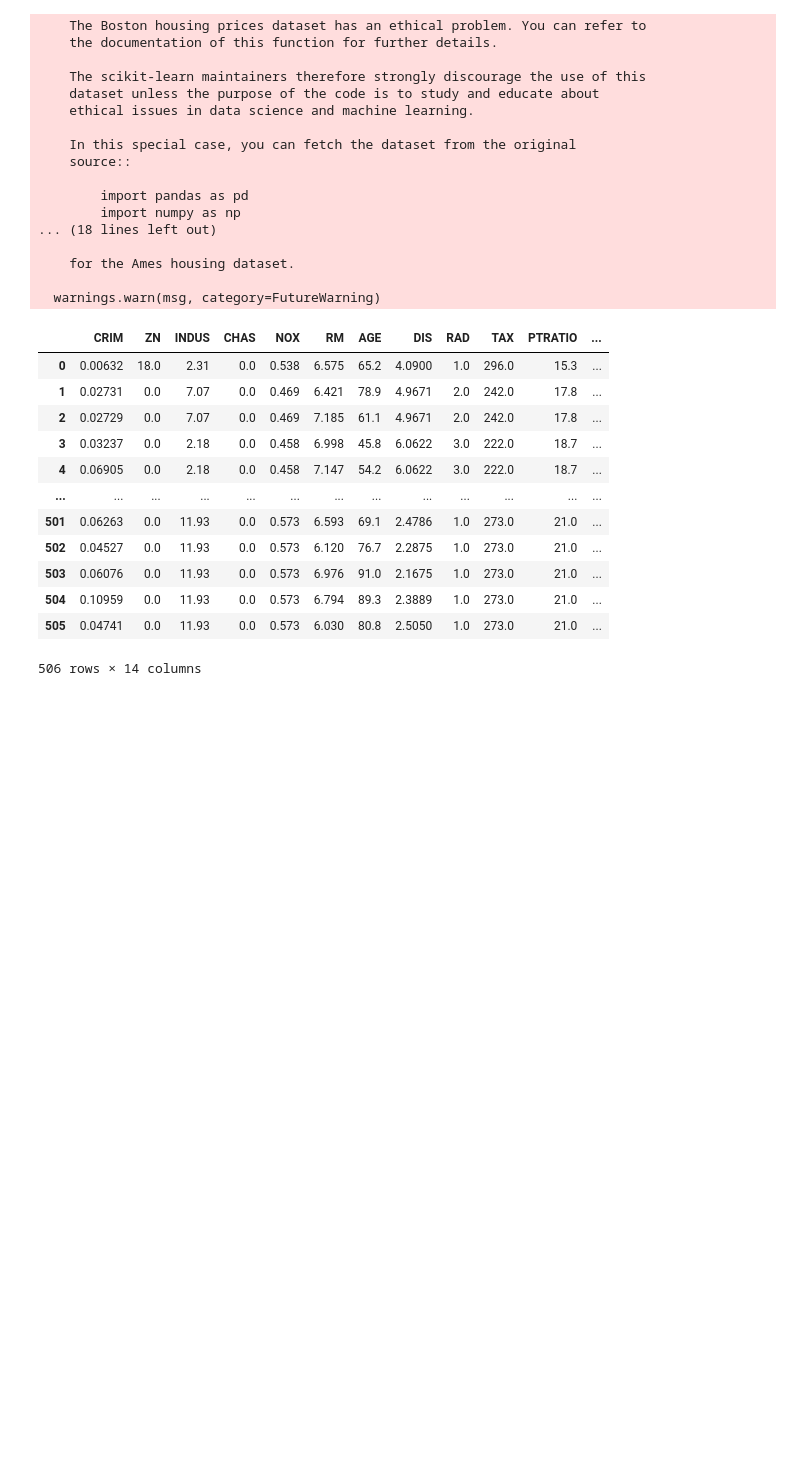
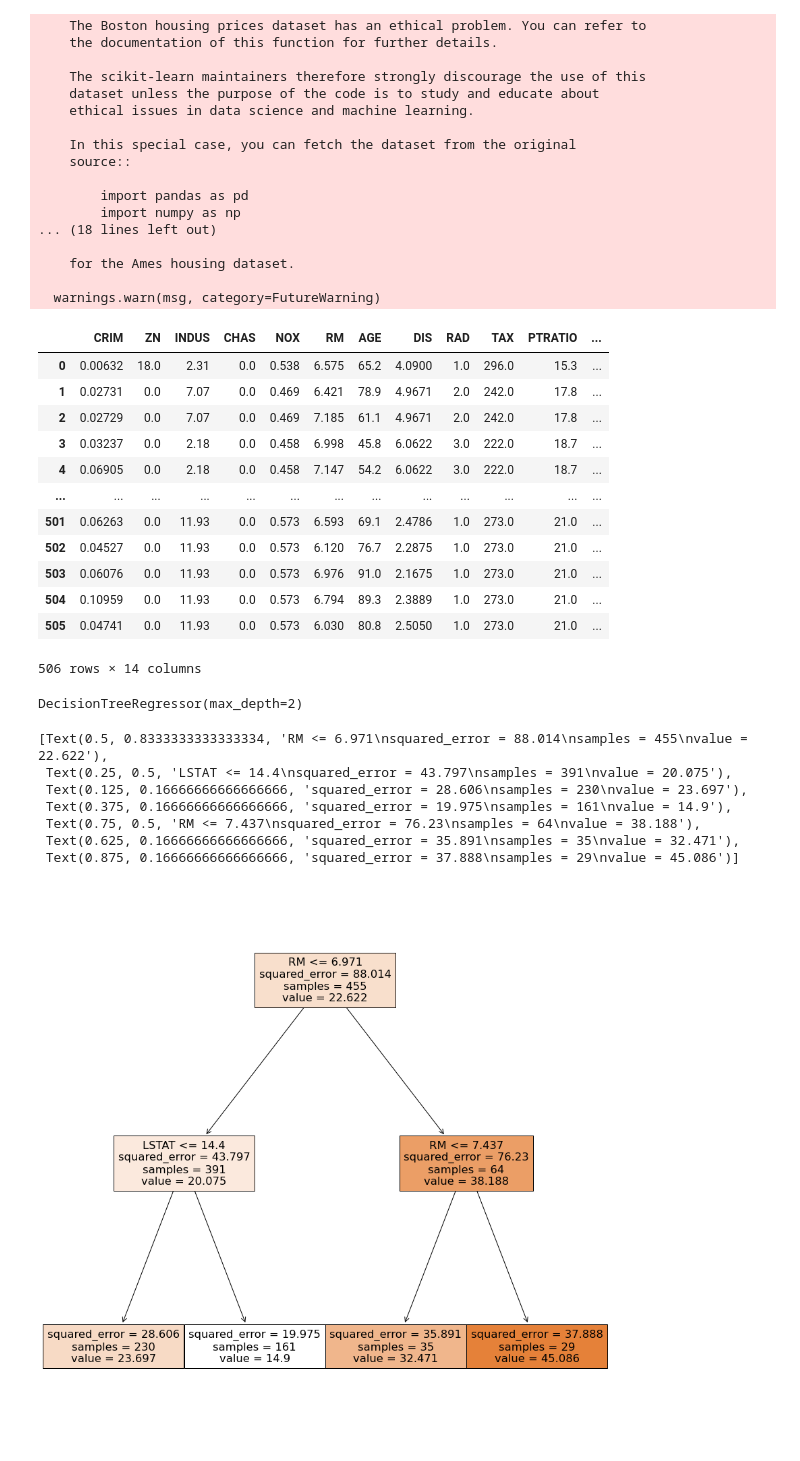
Before and after one commit to Spark095/11101ML, a Jupyter notebook: regression.ipynb, the cells around one changed output. Saved outputs shown, nothing was run; the diff lists cells and outputs as text; code cells hidden in the pictures; blank space fills up the shorter version.

```diff
--- a/regression.ipynb
+++ b/regression.ipynb
@@ -69,3 +97,31 @@ from sklearn.model_selection import train_test_split
 # [90%x, 10%x, 90%y, 10%y]
 # 會拿[x 90%資料],[X留10% 資料],[驗證 y 90%答案][Y 10% 答案] 去對模型
 x_train, x_test, y_train, y_test = train_test_split(x, y, test_size=0.1)
+# %%
+from sklearn.tree import DecisionTreeRegressor
+＃ max_depth 如果不限制，會做到 MSE＝０為止
+reg = DecisionTreeRegressor(max_depth=2)
+reg.fit(x_train, y_train)
+# %% [output]
+DecisionTreeRegressor(max_depth=2)
+# %%
+import matplotlib.pyplot as plt
+from sklearn.tree import plot_tree
+plt.figure(figsize=(15,15))
+# 差在 沒有 class_names 因為這是計算題不是選擇題
+# 多了一個 squared_error => 猜錯機率 誤差愈大 猜錯機率愈大（分佈愈廣，錯愈多， 分佈愈窄，錯愈少）
+# MSE Mean squared error：　每點和平均值的距離 == 標準差
+
+plot_tree(reg,
+     feature_names=boston["feature_names"],
+     filled=True
+          )
+# %% [output]
+[Text(0.5, 0.8333333333333334, 'RM <= 6.971\nsquared_error = 88.014\nsamples = 455\nvalue = 22.622'),
+ Text(0.25, 0.5, 'LSTAT <= 14.4\nsquared_error = 43.797\nsamples = 391\nvalue = 20.075'),
+ Text(0.125, 0.16666666666666666, 'squared_error = 28.606\nsamples = 230\nvalue = 23.697'),
+ Text(0.375, 0.16666666666666666, 'squared_error = 19.975\nsamples = 161\nvalue = 14.9'),
+ Text(0.75, 0.5, 'RM <= 7.437\nsquared_error = 76.23\nsamples = 64\nvalue = 38.188'),
+ Text(0.625, 0.16666666666666666, 'squared_error = 35.891\nsamples = 35\nvalue = 32.471'),
+ Text(0.875, 0.16666666666666666, 'squared_error = 37.888\nsamples = 29\nvalue = 45.086')]
+[figure, added]
```
Also changed, not shown: parts of 2 cells of this notebook.
